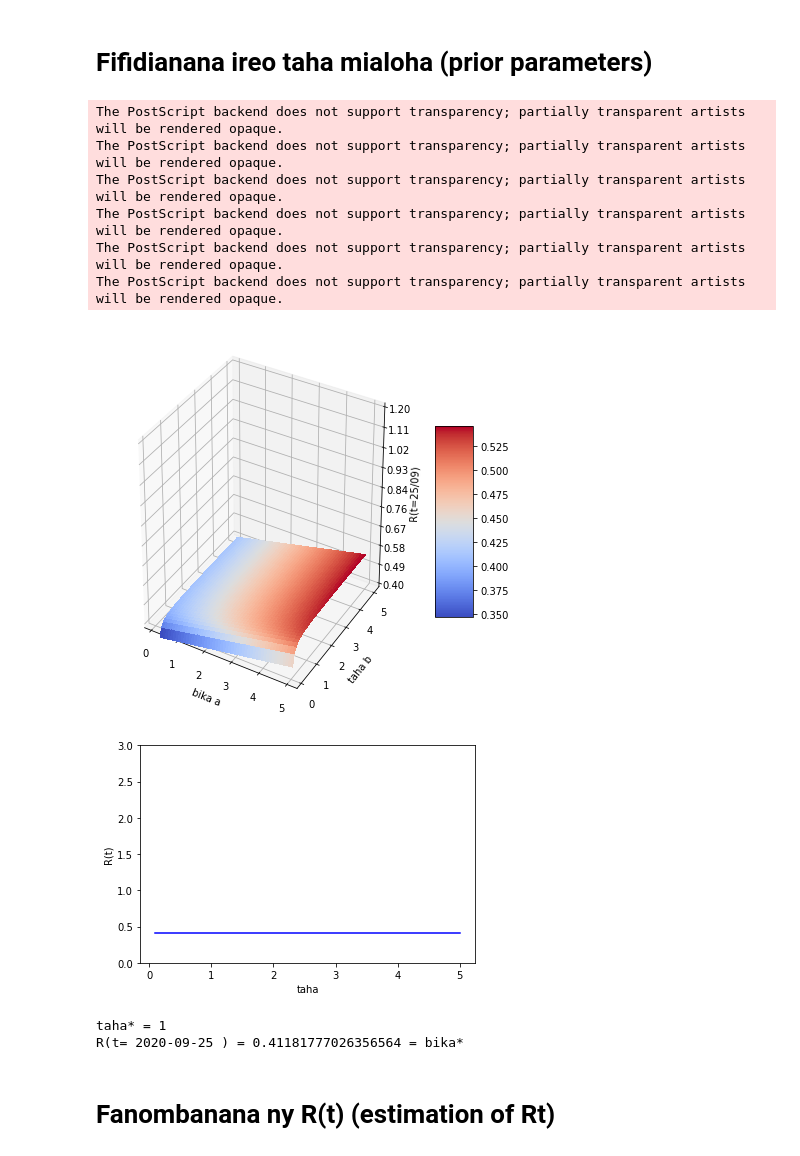
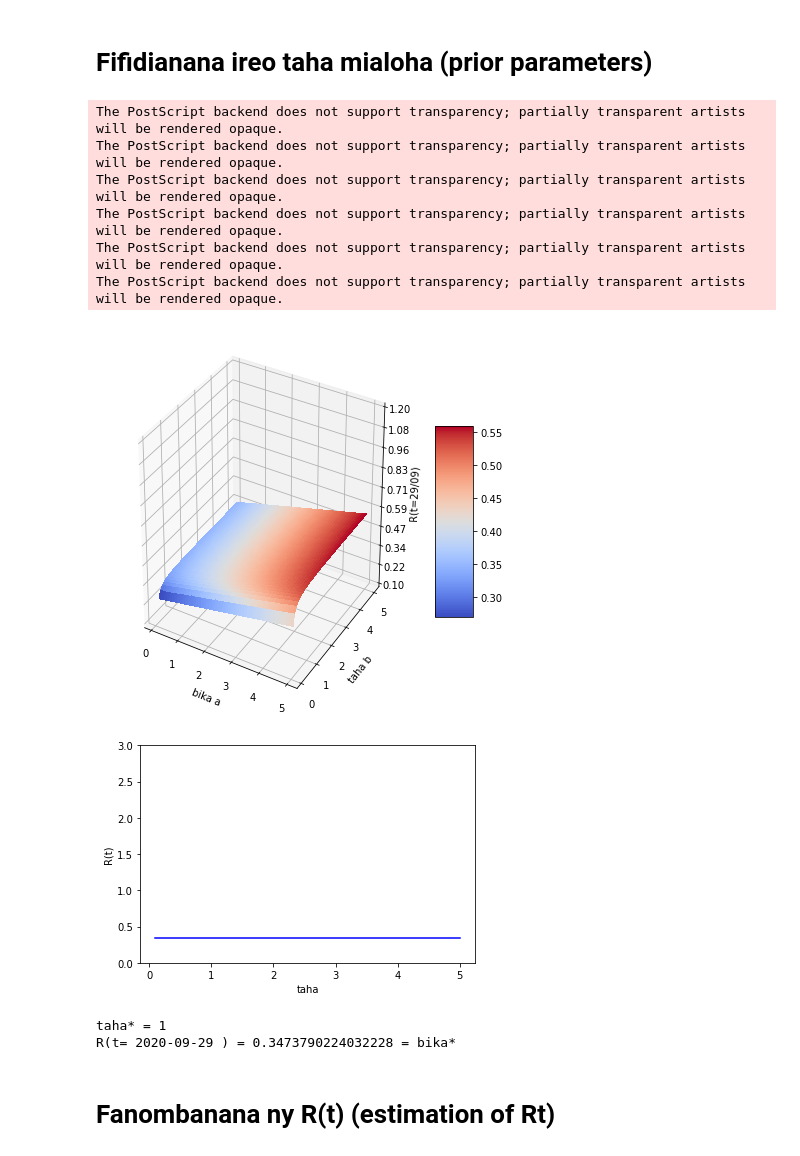
Before and after one commit to tabilaocov/ady_cov, a Jupyter notebook: scr/modely_RP/R_analamanga.ipynb, the cells around one changed output. Saved outputs shown, nothing was run; the diff lists cells and outputs as text; code cells hidden in the pictures.

```diff
--- a/scr/modely_RP/R_analamanga.ipynb
+++ b/scr/modely_RP/R_analamanga.ipynb
@@ -158,8 +158,8 @@ Ivaoanala = tilyvoaanala['Voatomb']
 
 dIvao = pd.DataFrame(data =Ivaoanala)
 
-daty_data_manom = datetime.date(2020,8,25)
-daty_data_mifar = datetime.date(2020,9,25)
+daty_data_manom = datetime.date(2020,8,29)
+daty_data_mifar = datetime.date(2020,9,29)
 
 datyt = daty_data_mifar
 
@@ -277,37 +277,37 @@ ax = fig.gca(projection='3d')
 
 # Make data.
 X = np.linspace(0.1,5,100)
 Y = np.linspace(0.1,5,100)
 X, Y = np.meshgrid(X, Y)
 Z = func_sh(datyab)(X)*func_sc(datyab)(Y)
 W = X*Y
 # Plot the surface.
 surf = ax.plot_surface(X, Y, Z, cmap=cm.coolwarm,
                        linewidth=0, antialiased=False)
 #surf = ax.plot_surface(X, Y, W, cmap=cm.coolwarm,
  #                      linewidth=0, antialiased=False)
 
 # Customize the z axis.
-ax.set_zlim(0.4, 1.2)
+ax.set_zlim(0.1, 1.2)
 ax.zaxis.set_major_locator(LinearLocator(10))
 ax.zaxis.set_major_formatter(FormatStrFormatter('%.02f'))
 
-ax.set(xlabel ='bika a', ylabel = "taha b", zlabel = 'R(t=25/09)')
+ax.set(xlabel ='bika a', ylabel = "taha b", zlabel = 'R(t=29/09)')
 
 # Add a color bar which maps values to colors.
 fig.colorbar(surf, shrink=0.5, aspect=5)
 
-plt.savefig(path_to_save+'Rt259_anala.eps')
+plt.savefig(path_to_save+'Rt299_anala.eps')
 
 plt.show()
 # %% [output]
 The PostScript backend does not support transparency; partially transparent artists will be rendered opaque.
 The PostScript backend does not support transparency; partially transparent artists will be rendered opaque.
 The PostScript backend does not support transparency; partially transparent artists will be rendered opaque.
 The PostScript backend does not support transparency; partially transparent artists will be rendered opaque.
 The PostScript backend does not support transparency; partially transparent artists will be rendered opaque.
 The PostScript backend does not support transparency; partially transparent artists will be rendered opaque.
-[figure, old version]
+[figure, new version]
 # %%
 # R(t) when equality between the prior and the posterior
 
@@ -330,9 +330,9 @@ plt.show()
 print('taha* = 1')
 print('R(t=',datyab,') =', funcsh_inv(datyab)(1/func_sc(datyab)(1)), '= bika*')
 # %% [output]
-[figure, old version]
+[figure, new version]
 taha* = 1
-R(t= 2020-09-25 ) = 0.41181777026356564 = bika*
+R(t= 2020-09-29 ) = 0.3473790224032228 = bika*
 # %% [markdown]
 # Fanombanana ny R(t) (estimation of Rt)
 # %% [markdown]
```
Also changed, not shown: parts of 18 cells of this notebook.
